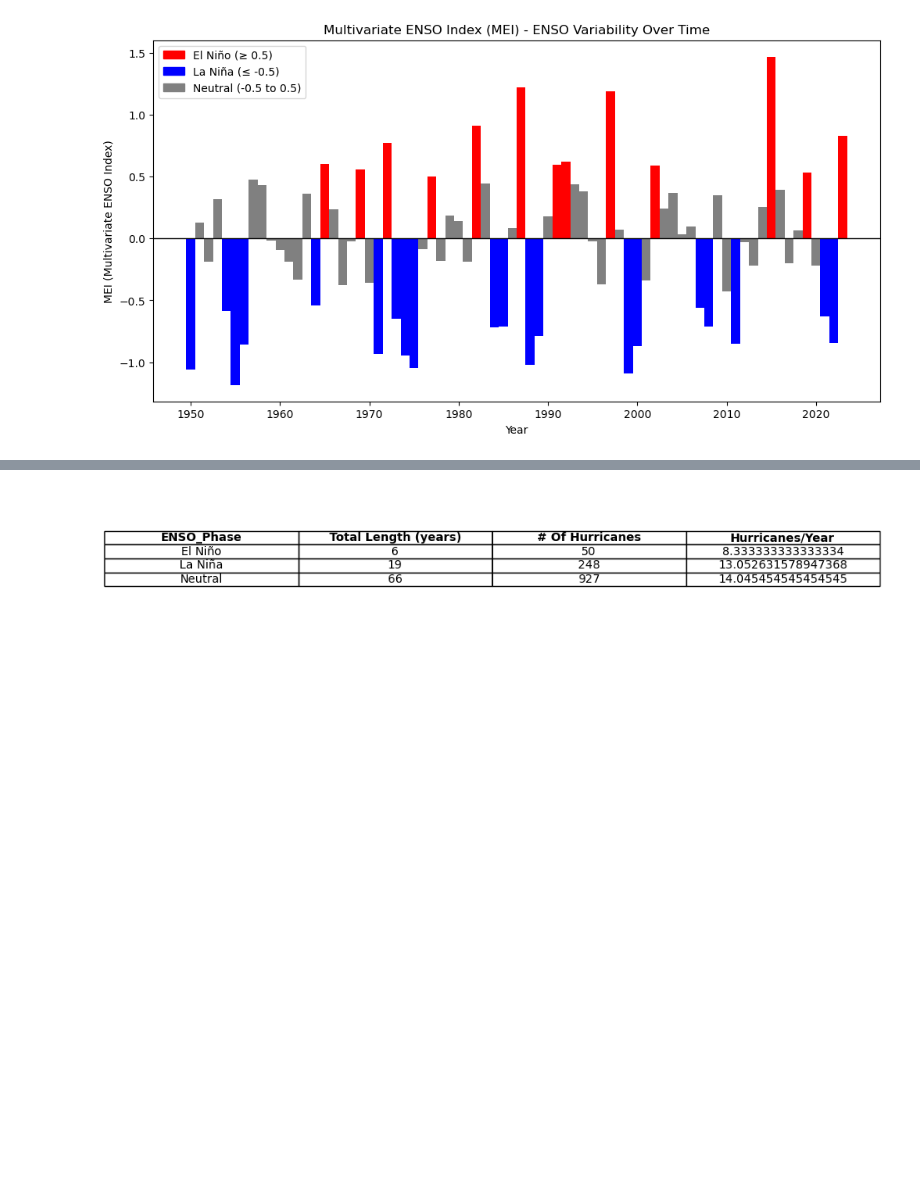
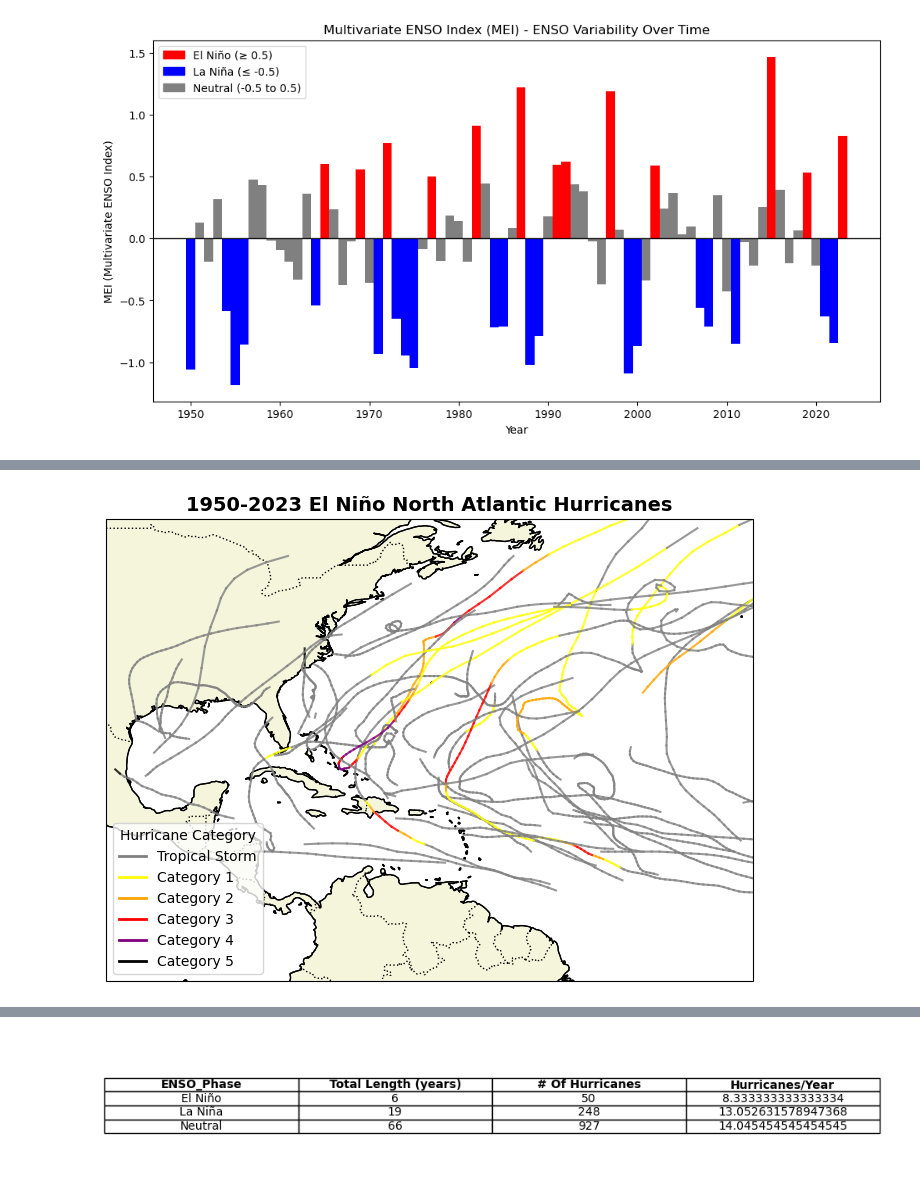
Before and after one commit to sarika-debruyn/LEAPCourse-Course-Climate-pred-Project1, a Jupyter notebook: project1/ENSO.ipynb, the cells around one changed output, grey strips where cells are left out. Saved outputs shown, nothing was run; the diff lists cells and outputs as text; code cells hidden in the pictures; blank space fills up the shorter version.

Commit message:
Changed ENSO tracks to show gradual strengthening and weakening processess

```diff
--- a/project1/ENSO.ipynb
+++ b/project1/ENSO.ipynb
@@ -342,0 +271,80 @@ plot_hurricane_tracks(df_nina, "1950-2023 La Niña North Atlantic Hurricanes")
+# %%
+# Visualize hurricane tracks for El Niño and La Niña years
+
+# Define function to classify hurricanes by category dynamically
+def classify_category(intensity):
+    """Classify hurricanes based on wind speed using the Saffir-Simpson scale."""
+    if intensity < 64:
+        return "Tropical Storm"
+    elif 64 <= intensity < 83:
+        return "Category 1"
+    elif 83 <= intensity < 96:
+        return "Category 2"
+    elif 96 <= intensity < 113:
+        return "Category 3"
+    elif 113 <= intensity < 137:
+        return "Category 4"
+    else:
+        return "Category 5"
+
+# Apply classification to create a "Category" column
+df_merged_ENSO["Category"] = df_merged_ENSO["Storm_Intensity"].apply(classify_category)
+
+# Function to plot hurricane tracks dynamically based on category
+def plot_hurricane_tracks_dynamic(df, title, ensotype):
+    """Plots hurricane tracks with dynamic category-based coloring for each segment."""
+
+    # Set up figure
+    fig, ax = plt.subplots(figsize=(12, 6), subplot_kw={"projection": ccrs.PlateCarree()})
+    ax.set_extent([-100, -30, 0, 50], crs=ccrs.PlateCarree())  # Set map boundaries
+
+    # Add land, coastlines, and country borders
+    ax.add_feature(cfeature.LAND, edgecolor="black", facecolor="beige")
+    ax.add_feature(cfeature.COASTLINE, linewidth=0.8)
+    ax.add_feature(cfeature.BORDERS, linestyle=":")
+
+    # Define category colors
+    category_colors = {
+        "Tropical Storm": "gray",
+        "Category 1": "yellow",
+        "Category 2": "orange",
+        "Category 3": "red",
+        "Category 4": "purple",
+        "Category 5": "black"
+    }
+
+    # Define line styles for ENSO phases
+    linestyle = "-" if ensotype == "El Niño" else "--"  # Solid for El Niño, Dashed for La Niña
+
+    # Iterate through hurricanes, plotting segment-by-segment
+    for storm_id in df["Storm_ID"].unique():
+        storm_data = df[df["Storm_ID"] == storm_id].sort_values("ISO_Time")  # Sort by time
+
+        # Plot each segment with category-based color
+        for i in range(len(storm_data) - 1):
+            lat1, lon1 = storm_data.iloc[i][["Latitude", "Longitude"]]
+            lat2, lon2 = storm_data.iloc[i + 1][["Latitude", "Longitude"]]
+            category = storm_data.iloc[i]["Category"]  # Get category at this time step
+
+            ax.plot([lon1, lon2], [lat1, lat2], linestyle=linestyle, linewidth=1.5,
+                    color=category_colors[category], alpha=0.8)
+
+    # Create legend
+    handles = [plt.Line2D([0], [0], color=color, linewidth=2, label=cat) for cat, color in category_colors.items()]
+    ax.legend(handles=handles, loc="lower left", title="Hurricane Category")
+
+    # Title
+    plt.title(title, fontsize=14, fontweight="bold")
+
+    # Show plot
+    plt.show()
+
+# 🔹 **Create separate maps for El Niño and La Niña hurricanes**
+df_nino = df_merged_ENSO[df_merged_ENSO["ENSO_Phase"] == "El Niño"]
+df_nina = df_merged_ENSO[df_merged_ENSO["ENSO_Phase"] == "La Niña"]
+
+# Plot dynamically categorized hurricane tracks **separately**
+plot_hurricane_tracks_dynamic(df_nino, "1950-2023 El Niño North Atlantic Hurricanes", "El Niño")
+plot_hurricane_tracks_dynamic(df_nina, "1950-2023 La Niña North Atlantic Hurricanes", "La Niña")
+# %% [output]
+[figure, added]
```
Also changed, not shown: parts of 3 cells of this notebook.
